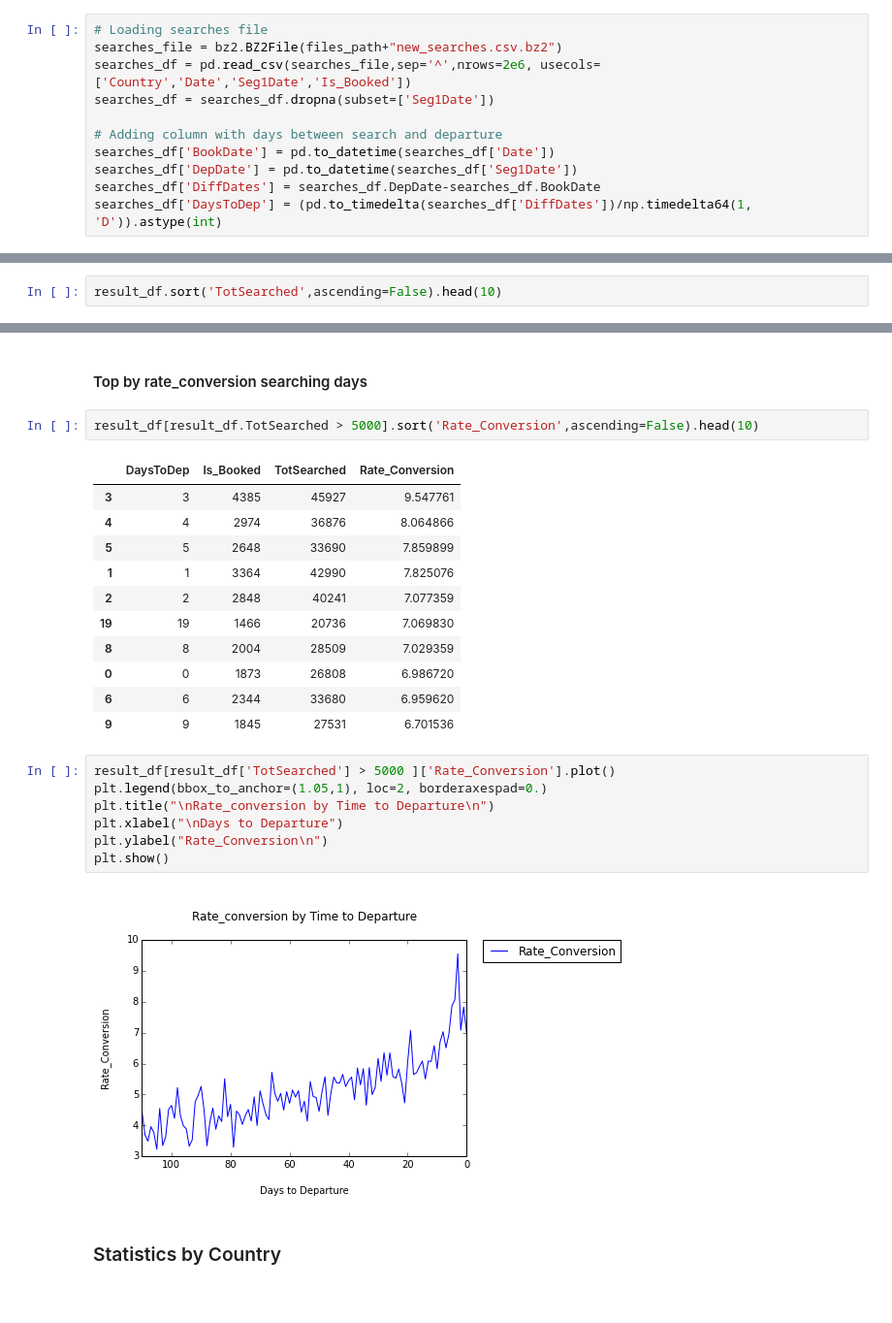
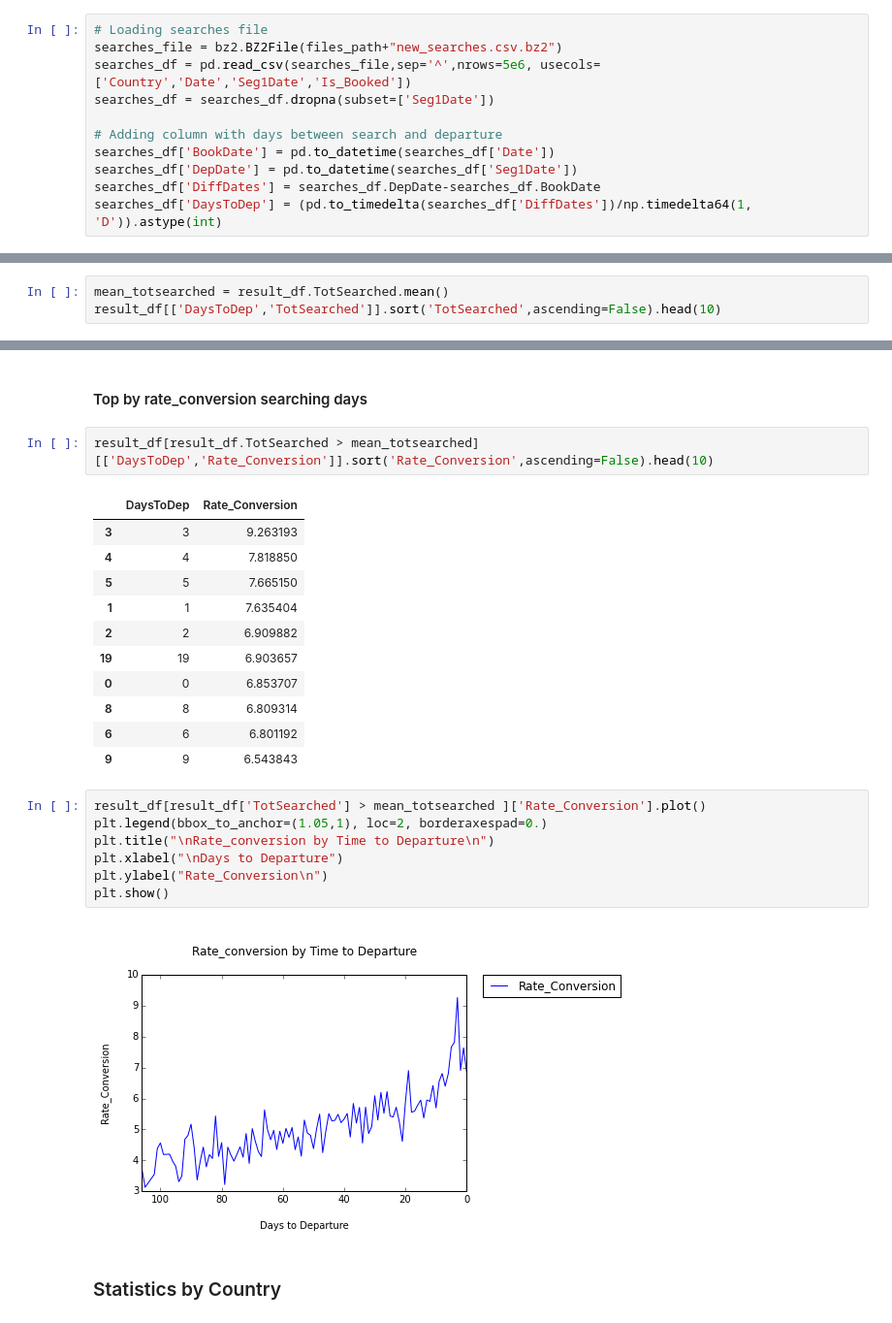
Before and after one commit to arrpak/Master-in-Data-Science-1, a Jupyter notebook: ipynb/Challenge/solution_exercise_4_statistics.ipynb, the cells around one changed output, grey strips where cells are left out. Shown at 97% size. Cells and saved outputs as stored; diff of their text form.

```diff
--- a/ipynb/Challenge/solution_exercise_4_statistics.ipynb
+++ b/ipynb/Challenge/solution_exercise_4_statistics.ipynb
@@ -17,7 +17,7 @@ files_path = "/home/dsc/Repositories/Master-in-Data-Science/Data/"
 # %%
 # Loading searches file
 searches_file = bz2.BZ2File(files_path+"new_searches.csv.bz2")
-searches_df = pd.read_csv(searches_file,sep='^',nrows=2e6, usecols=['Country','Date','Seg1Date','Is_Booked'])
+searches_df = pd.read_csv(searches_file,sep='^',nrows=5e6, usecols=['Country','Date','Seg1Date','Is_Booked'])
 searches_df = searches_df.dropna(subset=['Seg1Date'])
 
 # Adding column with days between search and departure
@@ -38,5 +38,6 @@ result_df.sort('DaysToDep',ascending=False,inplace=True)
 # %% [markdown]
 #### Top searching days
 # %%
-result_df.sort('TotSearched',ascending=False).head(10)
+mean_totsearched = result_df.TotSearched.mean()
+result_df[['DaysToDep','TotSearched']].sort('TotSearched',ascending=False).head(10)
 # %% [output]
@@ -88,27 +90,27 @@ plt.show()
 # %% [markdown]
 #### Top by rate_conversion searching days
 # %%
-result_df[result_df.TotSearched > 5000].sort('Rate_Conversion',ascending=False).head(10)
+result_df[result_df.TotSearched > mean_totsearched][['DaysToDep','Rate_Conversion']].sort('Rate_Conversion',ascending=False).head(10)
 # %% [output]
-|  | DaysToDep | Is_Booked | TotSearched | Rate_Conversion |
-| 3 | 3 | 4385 | 45927 | 9.547761 |
-| 4 | 4 | 2974 | 36876 | 8.064866 |
-| 5 | 5 | 2648 | 33690 | 7.859899 |
-| 1 | 1 | 3364 | 42990 | 7.825076 |
-| 2 | 2 | 2848 | 40241 | 7.077359 |
-| 19 | 19 | 1466 | 20736 | 7.069830 |
-| 8 | 8 | 2004 | 28509 | 7.029359 |
-| 0 | 0 | 1873 | 26808 | 6.986720 |
-| 6 | 6 | 2344 | 33680 | 6.959620 |
-| 9 | 9 | 1845 | 27531 | 6.701536 |
+|  | DaysToDep | Rate_Conversion |
+| 3 | 3 | 9.263193 |
+| 4 | 4 | 7.818850 |
+| 5 | 5 | 7.665150 |
+| 1 | 1 | 7.635404 |
+| 2 | 2 | 6.909882 |
+| 19 | 19 | 6.903657 |
+| 0 | 0 | 6.853707 |
+| 8 | 8 | 6.809314 |
+| 6 | 6 | 6.801192 |
+| 9 | 9 | 6.543843 |
 # %%
-result_df[result_df['TotSearched'] > 5000 ]['Rate_Conversion'].plot()
+result_df[result_df['TotSearched'] > mean_totsearched ]['Rate_Conversion'].plot()
 plt.legend(bbox_to_anchor=(1.05,1), loc=2, borderaxespad=0.)
 plt.title("\nRate_conversion by Time to Departure\n")
 plt.xlabel("\nDays to Departure")
 plt.ylabel("Rate_Conversion\n")
 plt.show()
 # %% [output]
-[figure, old version]
+[figure, new version]
 # %% [markdown]
 ### Statistics by Country
```
Also changed, not shown: parts of 14 cells of this notebook.
